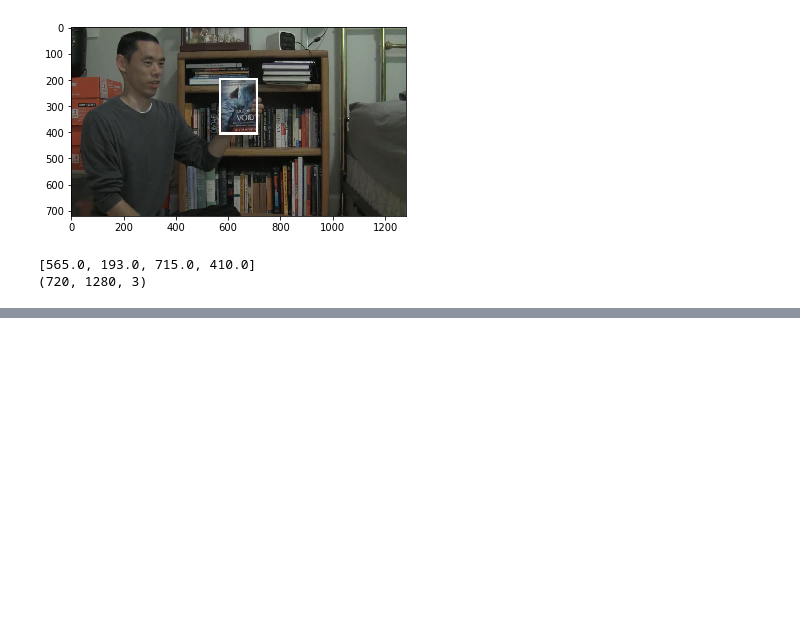
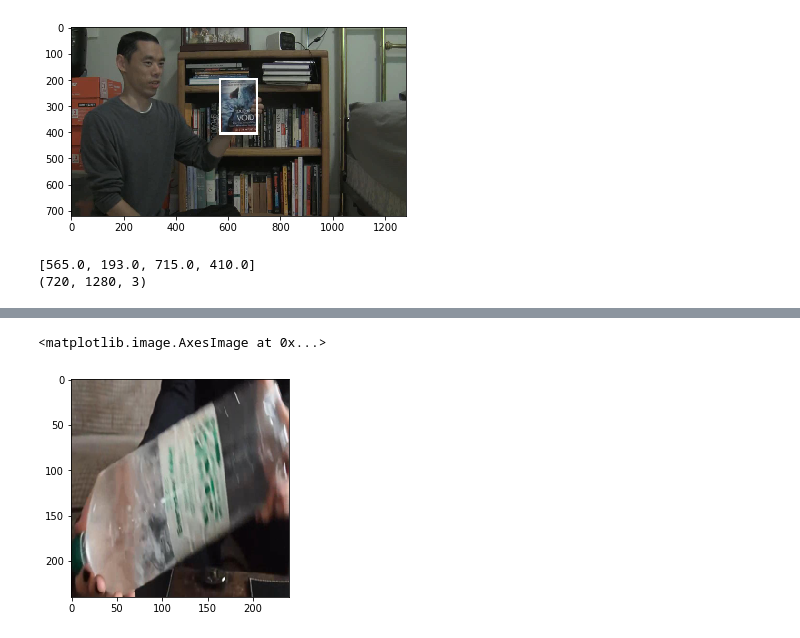
Before and after one commit to JoseVillagranE/LaSOT-Stats, a Jupyter notebook: LaSOT_Stats.ipynb, the cells around one changed output, grey strips where cells are left out. Saved outputs shown, nothing was run; the diff lists cells and outputs as text; code cells hidden in the pictures; blank space fills up the shorter version.

```diff
--- a/LaSOT_Stats.ipynb
+++ b/LaSOT_Stats.ipynb
@@ -276,0 +506,15 @@ book 13
+# %%
+num_obj = 1
+num_vid = 1
+query_idx = 0
+
+data_ = filer_data[num_obj*20+num_vid] # data from a paticular video
+gt_ = filer_gt[num_obj*20+num_vid]
+
+images, features = get_hog_features(data, gt)
+idxs_sorted = get_idx_sorted(features, query_idx)
+# %%
+plt.imshow(images[query_idx])
+# %% [output]
+<matplotlib.image.AxesImage at 0x...>
+[figure, added]
```
Also changed, not shown: parts of 16 cells of this notebook.
